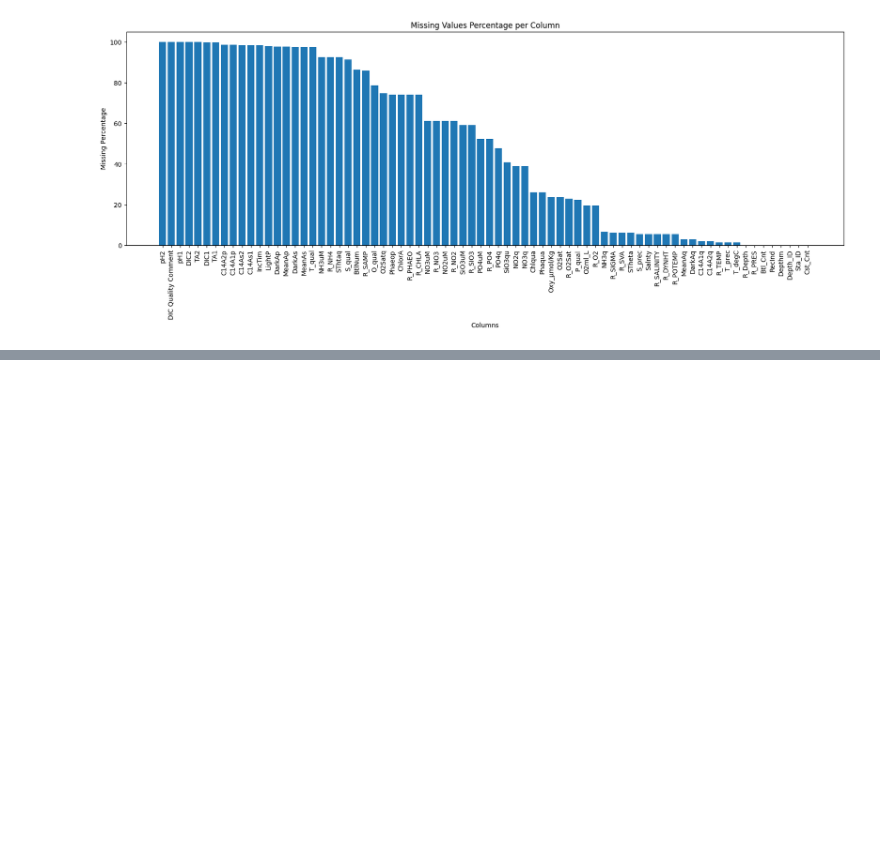
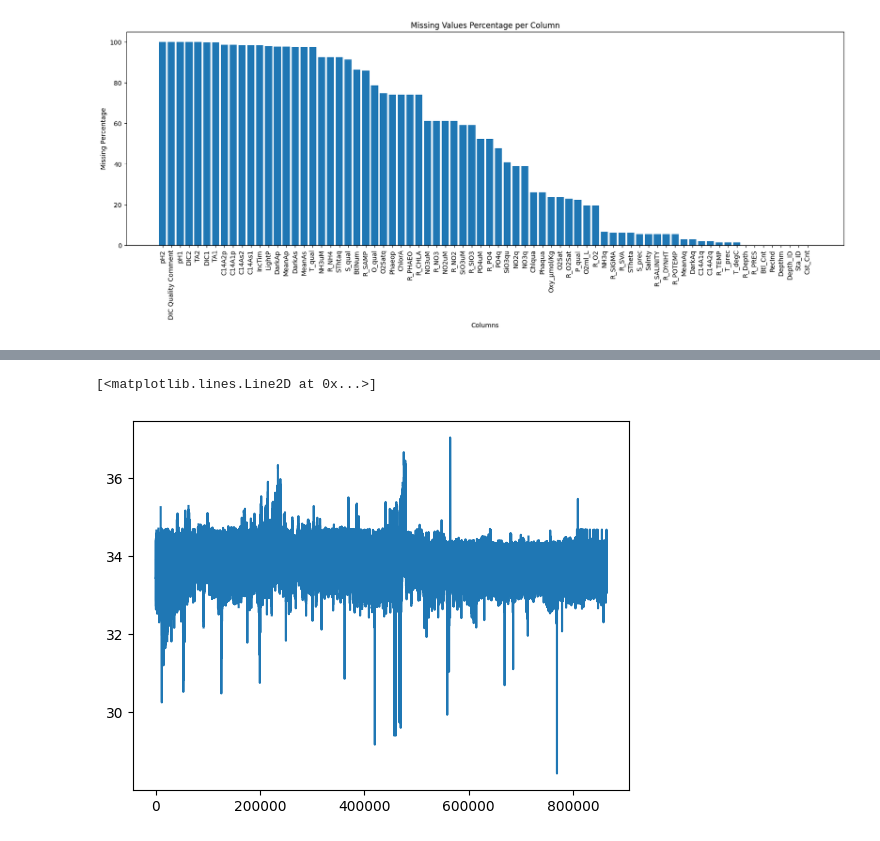
Before and after one commit to SohamBera16/bayesian-neural-network-based-prediction-using-Environmental-data, a Jupyter notebook: BNN_Regression.ipynb, the cells around one changed output, grey strips where cells are left out. Drawn from its saved outputs; the diff is of its cells as text; code cells hidden in the pictures; blank space fills up the shorter version.

```diff
--- a/BNN_Regression.ipynb
+++ b/BNN_Regression.ipynb
@@ -138,0 +195,5 @@ plt.show()
+# %%
+plt.plot(bottle_df['Salnty'])
+# %% [output]
+[<matplotlib.lines.Line2D at 0x...>]
+[figure, added]
```
Also changed, not shown: parts of 12 cells of this notebook.
